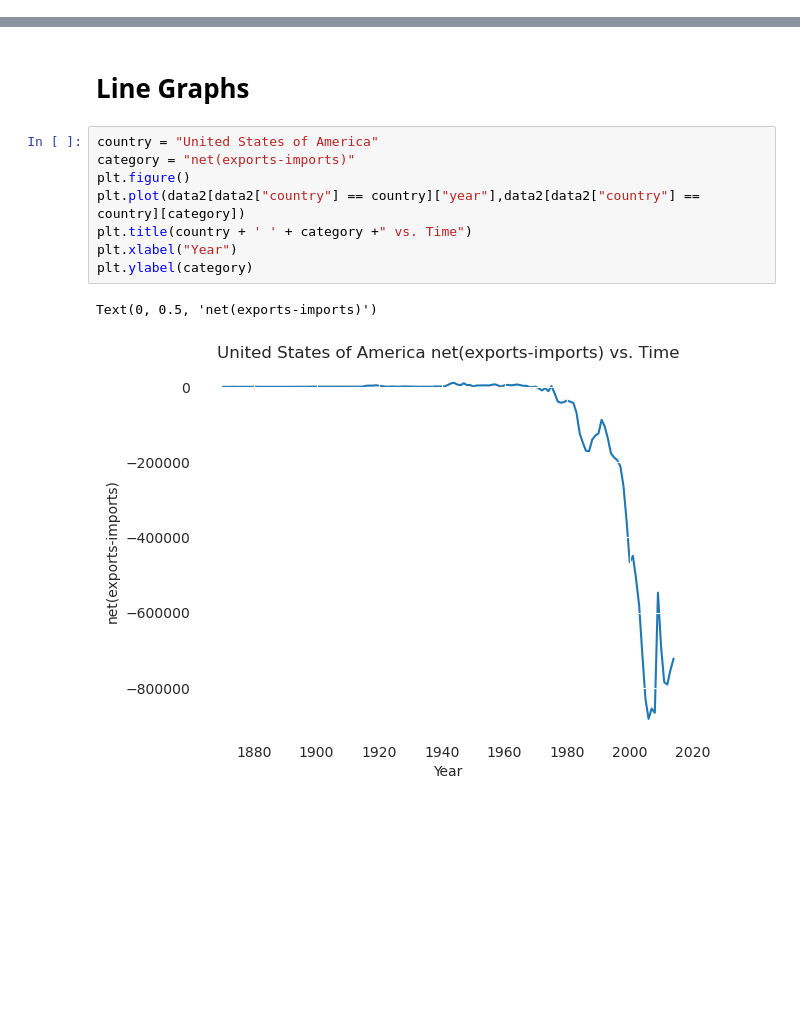
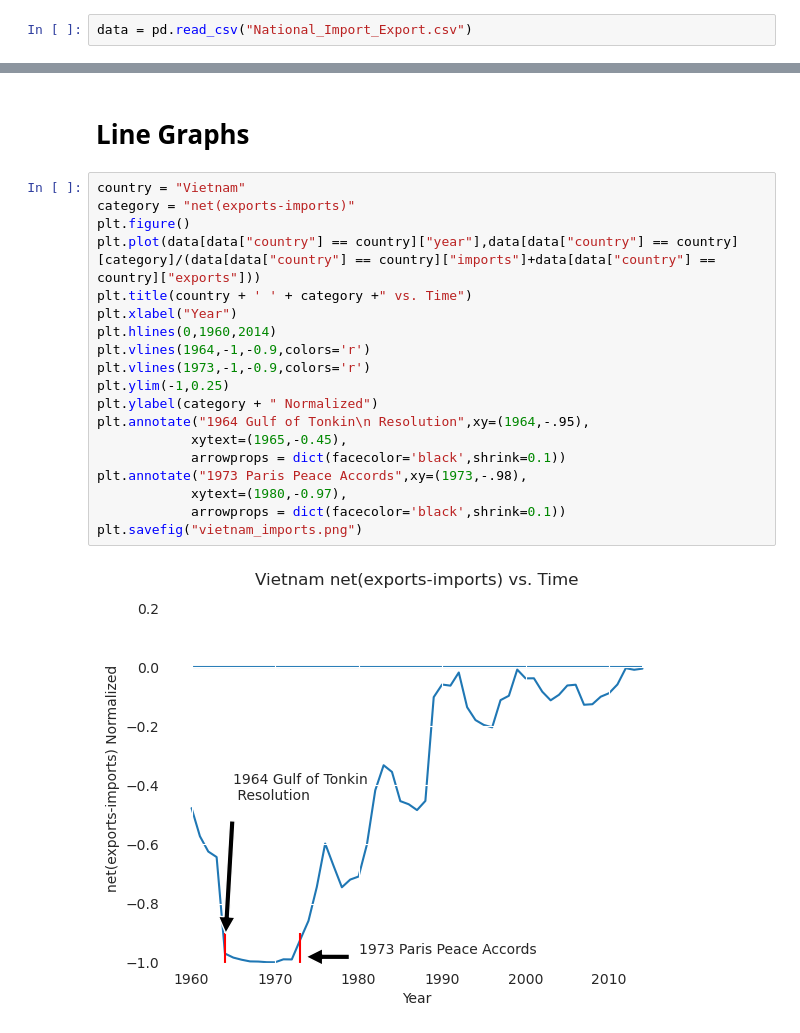
Before and after one commit to ECE-143-FA-2022/Import_Export_demo, a Jupyter notebook: Python_International_Import_Export.ipynb, the cells around one changed output, grey strips where cells are left out. Saved outputs shown, nothing was run; the diff lists cells and outputs as text; blank space fills up the shorter version.

```diff
--- a/Python_International_Import_Export.ipynb
+++ b/Python_International_Import_Export.ipynb
@@ -54 +40,3 @@ country_mapping = {"Bosnia and Herzegovina":"Bosnia and Herz.", "Czech Republic"
+# %%
+data = pd.read_csv("National_Import_Export.csv")
 # %% [markdown]
@@ -251,14 +256,24 @@ mapByYearAnimation
 interactive(children=(IntSlider(value=1870, description='year', max=2014, min=1870), Dropdown(description='Dis…
 # %% [markdown]
 # Line Graphs
-# %%
-country = "United States of America"
-category = "net(exports-imports)"
-plt.figure()
-plt.plot(data2[data2["country"] == country]["year"],data2[data2["country"] == country][category])
-plt.title(country + ' ' + category +" vs. Time")
-plt.xlabel("Year")
-plt.ylabel(category)
-# %% [output]
-Text(0, 0.5, 'net(exports-imports)')
-[figure, removed]
+# %%
+country = "Vietnam"
+category = "net(exports-imports)"
+plt.figure()
+plt.plot(data[data["country"] == country]["year"],data[data["country"] == country][category]/(data[data["country"] == country]["imports"]+data[data["country"] == country]["exports"]))
+plt.title(country + ' ' + category +" vs. Time")
+plt.xlabel("Year")
+plt.hlines(0,1960,2014)
+plt.vlines(1964,-1,-0.9,colors='r')
+plt.vlines(1973,-1,-0.9,colors='r')
+plt.ylim(-1,0.25)
+plt.ylabel(category + " Normalized")
+plt.annotate("1964 Gulf of Tonkin\n Resolution",xy=(1964,-.95),
+            xytext=(1965,-0.45),
+            arrowprops = dict(facecolor='black',shrink=0.1))
+plt.annotate("1973 Paris Peace Accords",xy=(1973,-.98),
+            xytext=(1980,-0.97),
+            arrowprops = dict(facecolor='black',shrink=0.1))
+plt.savefig("vietnam_imports.png")
+# %% [output]
+[figure, added]
```
Also changed, not shown: parts of 11 cells of this notebook.
